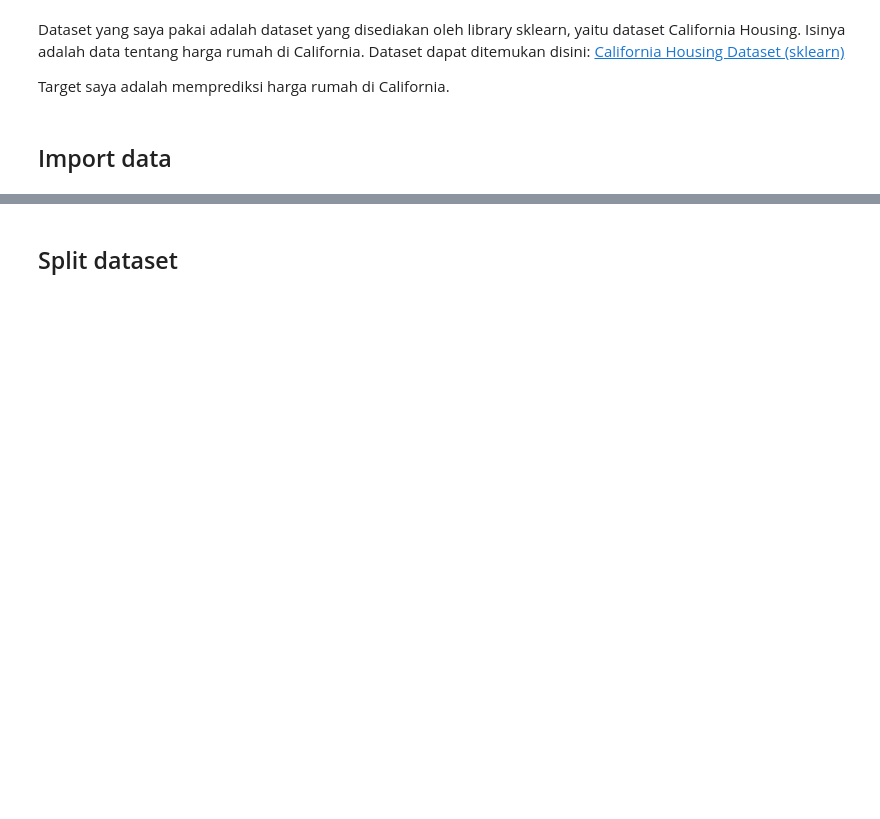
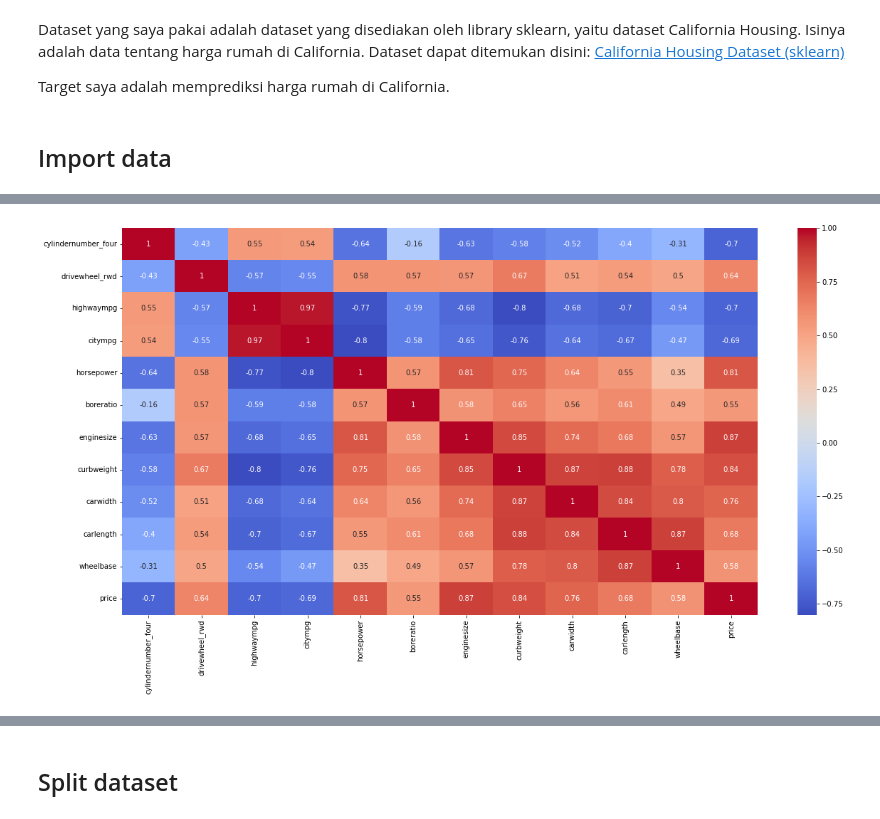
Before and after one commit to itsbrandonlim/ml_projects, a Jupyter notebook: KNN/ML_KNN_CLASSIFICATION_REGRESSION.ipynb, the cells around one changed output, grey strips where cells are left out. Drawn from its saved outputs; the diff is of its cells as text; code cells hidden in the pictures; blank space fills up the shorter version.

```diff
--- a/KNN/ML_KNN_CLASSIFICATION_REGRESSION.ipynb
+++ b/KNN/ML_KNN_CLASSIFICATION_REGRESSION.ipynb
@@ -322,0 +457,12 @@ pd.concat([pd.DataFrame(X, columns=data.feature_names), pd.Series(y, name='Targe
+# %%
+choice = ['cylindernumber_four', 'drivewheel_rwd', 'highwaympg', 'citympg',
+          'horsepower', 'boreratio', 'enginesize', 'curbweight', 'carwidth',
+          'carlength', 'wheelbase', 'price']
+
+filtered_df = final[choice]
+
+plt.figure(figsize=(20, 10))
+sns.heatmap(filtered_df.corr(), annot=True, cmap='coolwarm')
+plt.show()
+# %% [output]
+[figure, added]
```
Also changed, not shown: parts of 36 cells of this notebook.
